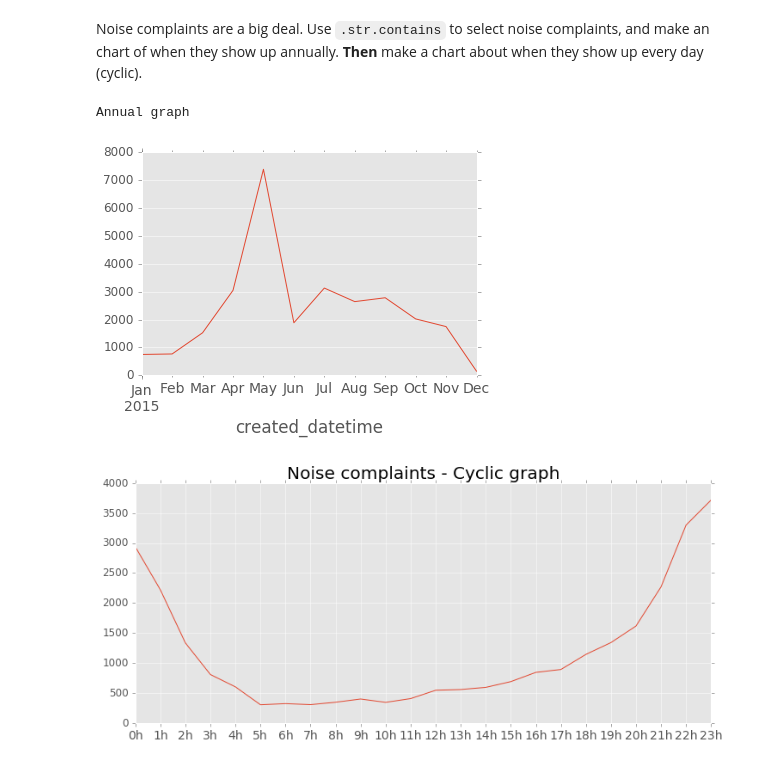
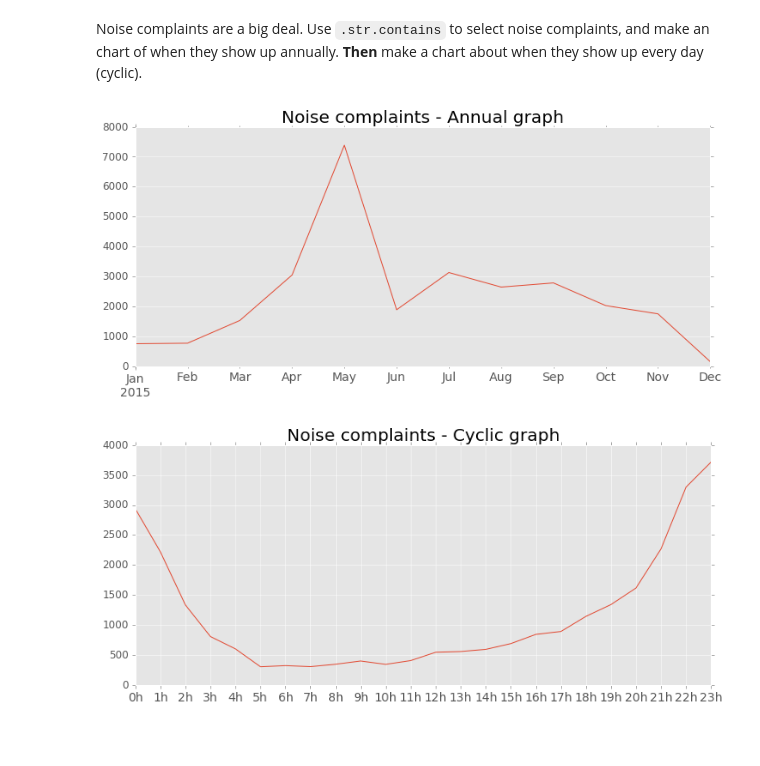
Before and after one commit to palrogg/foundations-homework, a Jupyter notebook: 13/Homework13_Ronga.ipynb, the cells around one changed output. Saved outputs shown, nothing was run; the diff lists cells and outputs as text; code cells hidden in the pictures; blank space fills up the shorter version.

```diff
--- a/13/Homework13_Ronga.ipynb
+++ b/13/Homework13_Ronga.ipynb
@@ -155,11 +173,11 @@ Noise complaints are a big deal. Use `.str.contains` to select noise complaints,
 noise_df = df[df['Complaint Type'].str.contains('Noise')]
 # %%
 data_annual = noise_df.resample('M').size()
-data_annual.plot()
-print("Annual graph")
+data_annual.plot(figsize=(12, 5), title="Noise complaints - Annual graph")
+plt.xlabel("")
+print("")
 # %% [output]
-Annual graph
-[figure, old version]
+[figure, new version]
 # %%
 data_cyclic = noise_df.groupby([lambda x: x.hour]).size()
 data_cyclic.plot(grid=True, title="Noise complaints - Cyclic graph")
```
Also changed, not shown: parts of 6 cells of this notebook.
